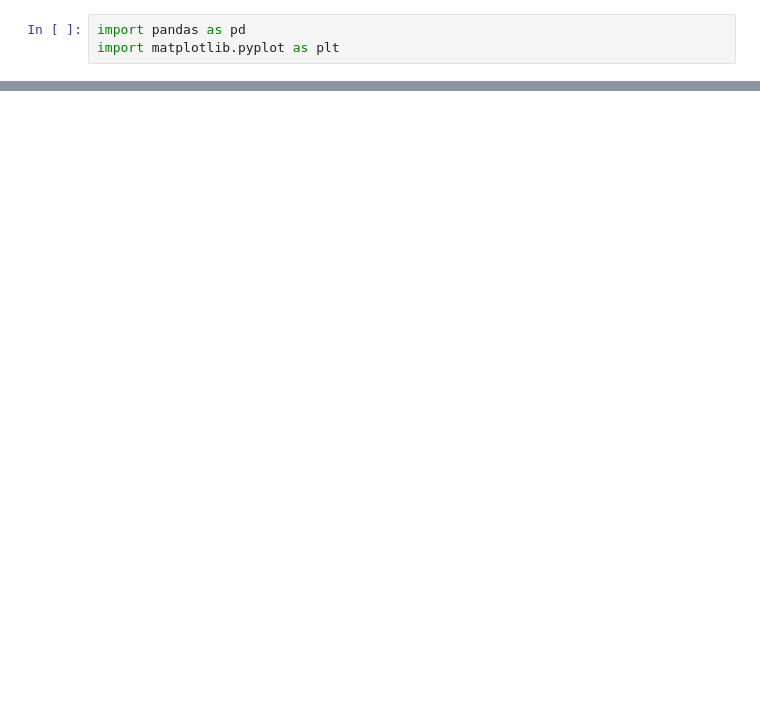
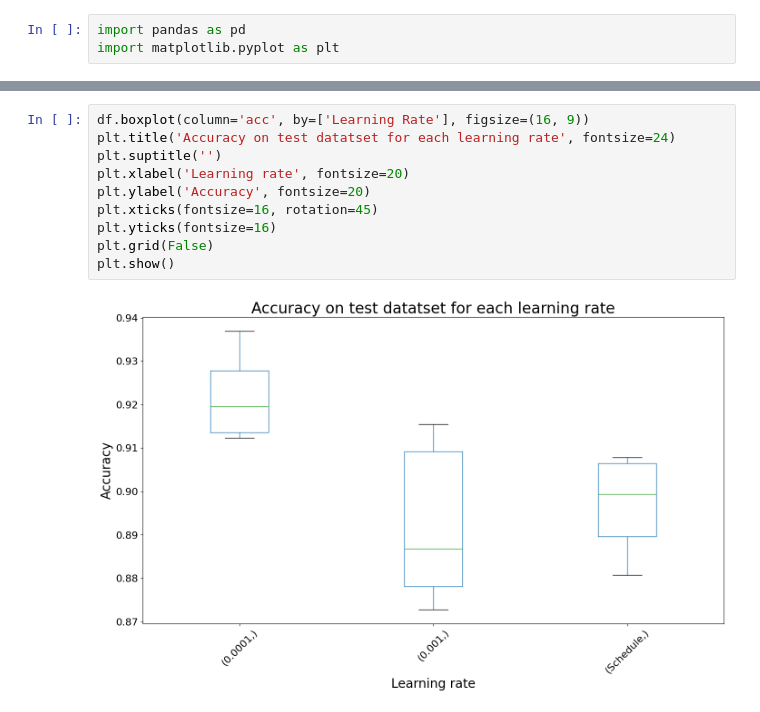
Before and after one commit to Lukas-J/DL2, a Jupyter notebook: results/analysis.ipynb, the cells around one changed output, grey strips where cells are left out. Drawn from its saved outputs; the diff is of its cells as text; blank space fills up the shorter version.

```diff
--- a/results/analysis.ipynb
+++ b/results/analysis.ipynb
@@ -34,0 +47,12 @@ Name: n_params, dtype: int64
+# %%
+df.boxplot(column='acc', by=['Learning Rate'], figsize=(16, 9))
+plt.title('Accuracy on test datatset for each learning rate', fontsize=24)
+plt.suptitle('')
+plt.xlabel('Learning rate', fontsize=20)
+plt.ylabel('Accuracy', fontsize=20)
+plt.xticks(fontsize=16, rotation=45)
+plt.yticks(fontsize=16)
+plt.grid(False)
+plt.show()
+# %% [output]
+[figure, added]
```
Also changed, not shown: parts of 11 cells of this notebook, 2 other files.
